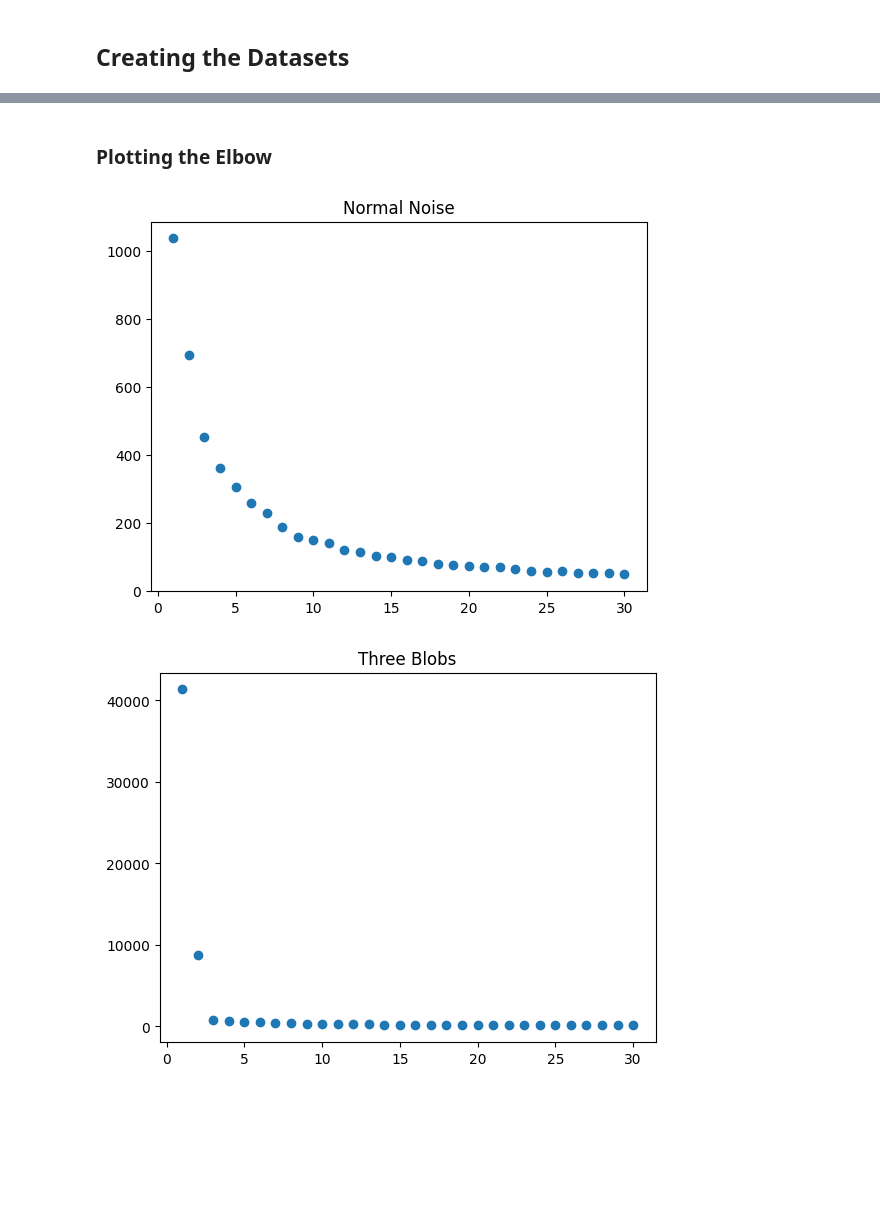
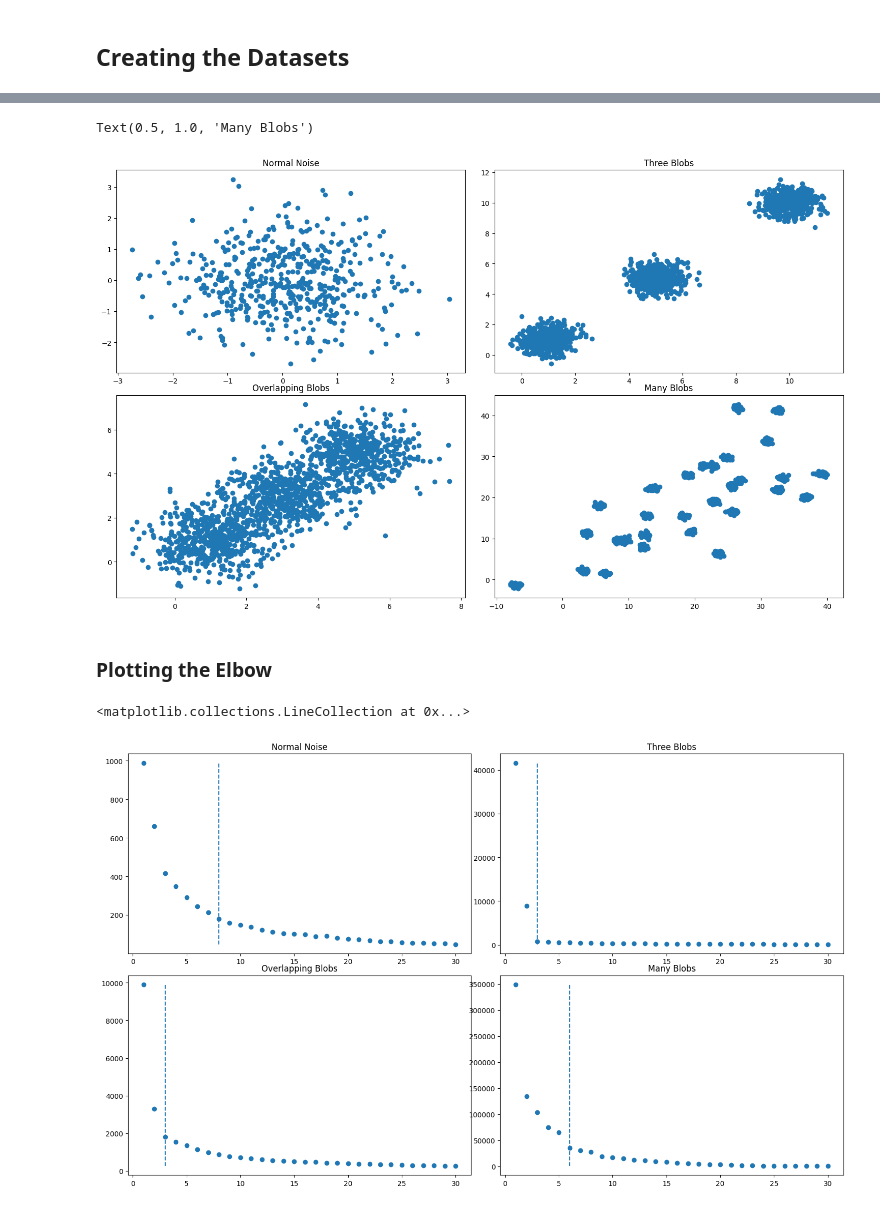
Before and after one commit to TNanukem/paper_implementations, a Jupyter notebook: Stop using the elbow criterion for k-means and how to choose the number of clusters instead.ipynb, the cells around one changed output, grey strips where cells are left out. Saved outputs shown, nothing was run; the diff lists cells and outputs as text; code cells hidden in the pictures; blank space fills up the shorter version.

```diff
--- a/Stop using the elbow criterion for k-means and how to choose the number of clusters instead.ipynb
+++ b/Stop using the elbow criterion for k-means and how to choose the number of clusters instead.ipynb
@@ -65,20 +59,57 @@ plt.scatter(many_blobs.d1, many_blobs.d2)
+# %%
+fig, axs = plt.subplots(2, 2, figsize=(15,9))
+fig.tight_layout()
+
+axs[0,0].scatter(normal_noise.d1, normal_noise.d2)
+axs[0,0].set_title('Normal Noise')
+
+axs[0,1].scatter(three_blobs.d1, three_blobs.d2)
+axs[0,1].set_title('Three Blobs')
+
+axs[1,0].scatter(overlapping_blobs.d1, overlapping_blobs.d2)
+axs[1,0].set_title('Overlapping Blobs')
+
+axs[1,1].scatter(many_blobs.d1, many_blobs.d2)
+axs[1,1].set_title('Many Blobs')
+# %% [output]
+Text(0.5, 1.0, 'Many Blobs')
+[figure, added]
 # %% [markdown]
 ### Plotting the Elbow
 # %%
 dfs = [normal_noise, three_blobs, overlapping_blobs, many_blobs]
-titles = ['Normal Noise', 'Three Blobs', 'Overlapping Blobs', 'Many Blobs']
-
+lists = []
+knees = []
 for i, df in enumerate(dfs):
     inertias = []
     for k in tqdm(range(1,31)):
         model = KMeans(n_clusters=k, n_init='auto')
         model.fit(df.drop(columns=['target']))
 
         inertias.append(model.inertia_)
+    lists.append(inertias)
 
-    plt.figure()
-    plt.title(titles[i])
-    plt.scatter([i for i in range(1,31)], inertias)
+    kn = KneeLocator([i for i in range(1,31)], inertias, curve='convex', direction='decreasing')
+    knees.append(kn.knee)
+
+fig, axs = plt.subplots(2, 2, figsize=(15,9))
+fig.tight_layout()
+
+axs[0,0].scatter([i for i in range(1,31)], lists[0])
+axs[0,0].set_title('Normal Noise')
+axs[0,0].vlines(knees[0], min(lists[0]), max(lists[0]), linestyles='dashed')
+
+axs[0,1].scatter([i for i in range(1,31)], lists[1])
+axs[0,1].set_title('Three Blobs')
+axs[0,1].vlines(knees[1], min(lists[1]), max(lists[1]), linestyles='dashed')
+
+axs[1,0].scatter([i for i in range(1,31)], lists[2])
+axs[1,0].set_title('Overlapping Blobs')
+axs[1,0].vlines(knees[2], min(lists[2]), max(lists[2]), linestyles='dashed')
+
+axs[1,1].scatter([i for i in range(1,31)], lists[3])
+axs[1,1].set_title('Many Blobs')
+axs[1,1].vlines(knees[3], min(lists[3]), max(lists[3]), linestyles='dashed')
 # %% [output]
+<matplotlib.collections.LineCollection at 0x...>
-[figure, old version]
+[figure, new version]
-[figure, removed]
```
Also changed, not shown: parts of 8 cells of this notebook.
